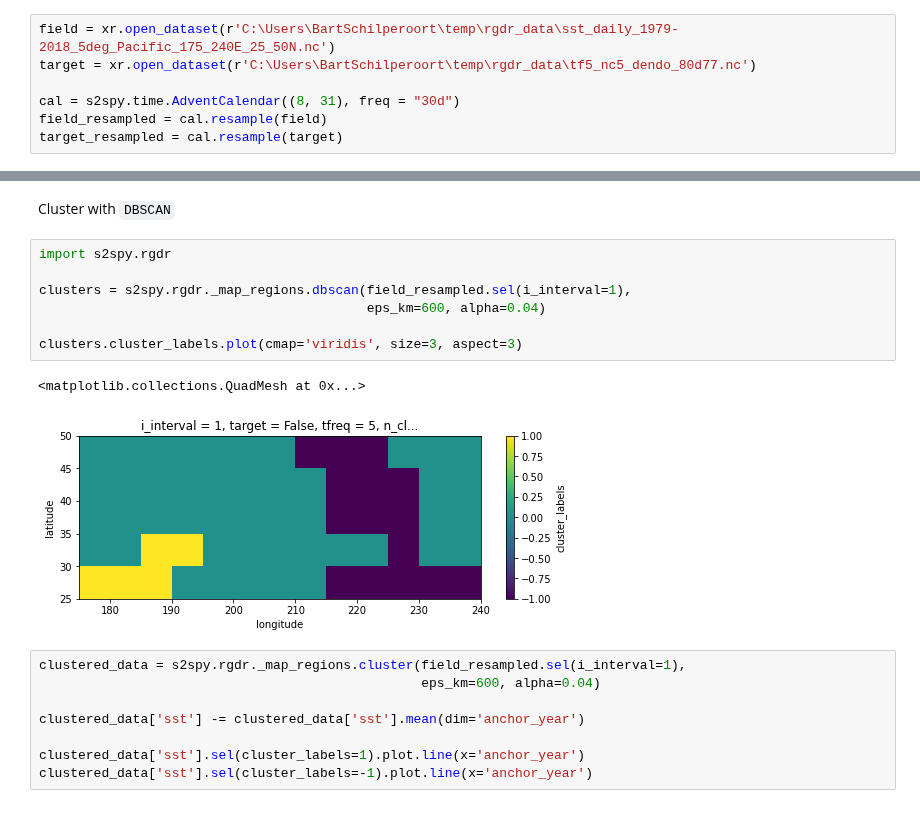
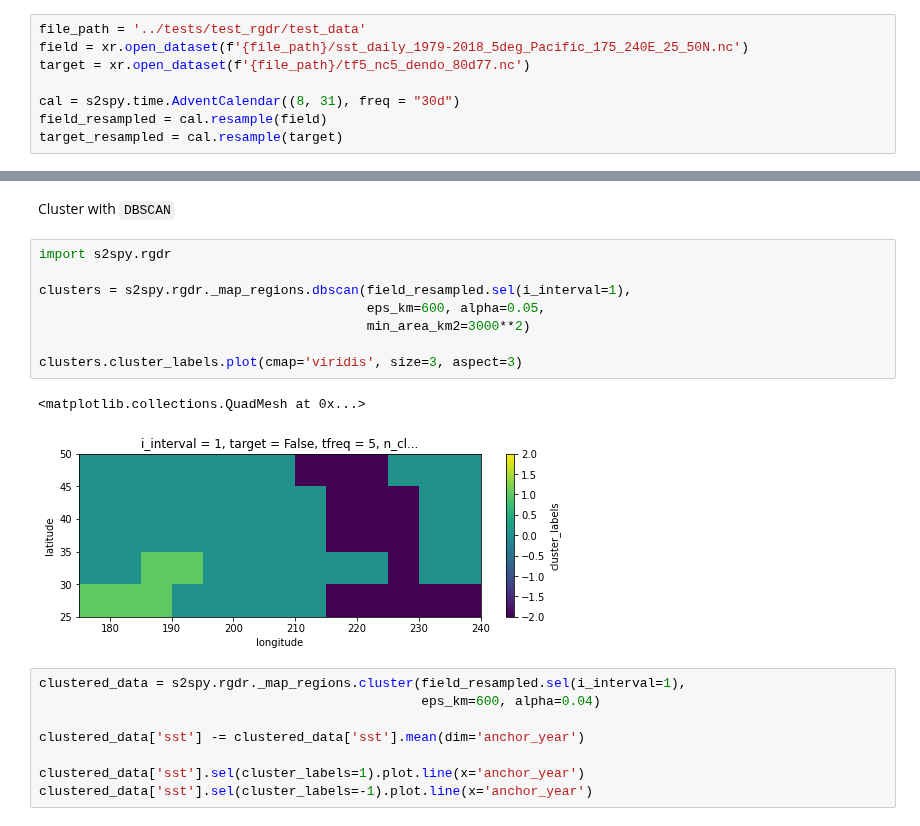
Before and after one commit to AI4S2S/s2spy, a Jupyter notebook: notebooks/working_notebook.ipynb, the cells around one changed output, grey strips where cells are left out. Cells and saved outputs as stored; diff of their text form.

Commit message:
Added support for min_area_km2 kwarg

```diff
--- a/notebooks/working_notebook.ipynb
+++ b/notebooks/working_notebook.ipynb
@@ -7,8 +7,9 @@ import matplotlib.pyplot as plt
 import s2spy.time
 import s2spy.rgdr
 # %%
-field = xr.open_dataset(r'C:\Users\BartSchilperoort\temp\rgdr_data\sst_daily_1979-2018_5deg_Pacific_175_240E_25_50N.nc')
-target = xr.open_dataset(r'C:\Users\BartSchilperoort\temp\rgdr_data\tf5_nc5_dendo_80d77.nc')
+file_path = '../tests/test_rgdr/test_data'
+field = xr.open_dataset(f'{file_path}/sst_daily_1979-2018_5deg_Pacific_175_240E_25_50N.nc')
+target = xr.open_dataset(f'{file_path}/tf5_nc5_dendo_80d77.nc')
 
 cal = s2spy.time.AdventCalendar((8, 31), freq = "30d")
 field_resampled = cal.resample(field)
@@ -60,13 +97,14 @@ Cluster with `DBSCAN`
 # %%
 import s2spy.rgdr
 
 clusters = s2spy.rgdr._map_regions.dbscan(field_resampled.sel(i_interval=1),
-                                          eps_km=600, alpha=0.04)
+                                          eps_km=600, alpha=0.05,
+                                          min_area_km2=3000**2)
 
 clusters.cluster_labels.plot(cmap='viridis', size=3, aspect=3)
 # %% [output]
 <matplotlib.collections.QuadMesh at 0x...>
-[figure, old version]
+[figure, new version]
 # %%
 clustered_data = s2spy.rgdr._map_regions.cluster(field_resampled.sel(i_interval=1),
                                                  eps_km=600, alpha=0.04)
```
Also changed, not shown: parts of 6 cells of this notebook, 3 other files.
